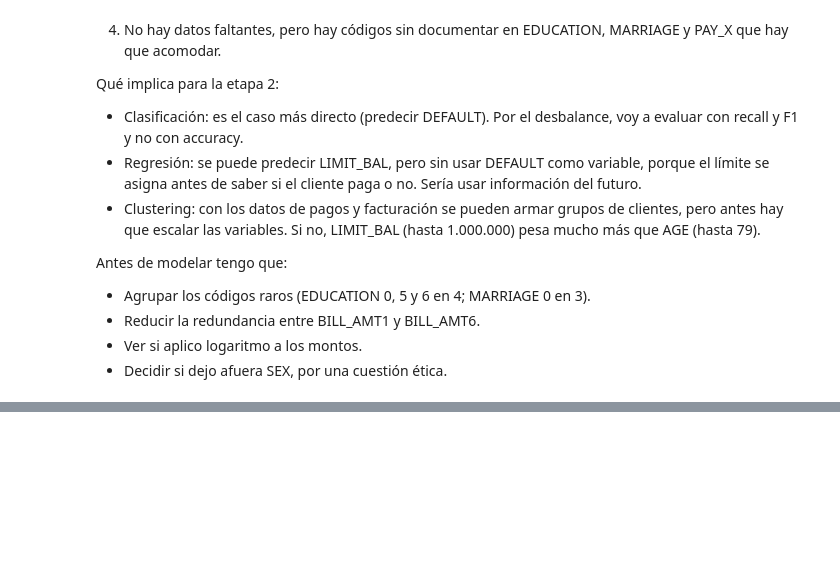
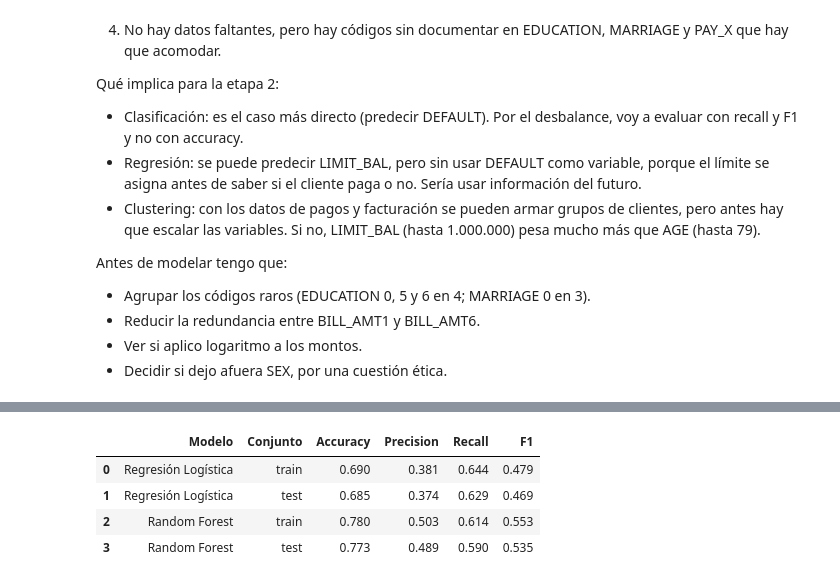
Before and after one commit to Alvacampos/Alvacampos, a Jupyter notebook: EDA_default_tarjetas.ipynb, the cells around one changed output, grey strips where cells are left out. Cells and saved outputs as stored; diff of their text form; code cells hidden in the pictures; blank space fills up the shorter version.

```diff
--- a/EDA_default_tarjetas.ipynb
+++ b/EDA_default_tarjetas.ipynb
@@ -308,0 +331,9 @@ Antes de modelar tengo que:
+# %%
+# Selección: SEX por criterio ético; BILL_AMT2-6 por redundancia con BILL_AMT1
+datos = datos.drop(columns=['SEX', 'BILL_AMT2', 'BILL_AMT3', 'BILL_AMT4', 'BILL_AMT5', 'BILL_AMT6'])
+
+# One-hot encoding de las categóricas sin orden
+datos = pd.get_dummies(datos, columns=['EDUCATION', 'MARRIAGE'], drop_first=True, dtype=int)
+
+print(datos.shape)
+datos.columns.tolist()
@@ -308,0 +510,23 @@ Antes de modelar tengo que:
+# %%
+from sklearn.metrics import (accuracy_score, precision_score, recall_score,
+                             f1_score, ConfusionMatrixDisplay)
+
+modelos = {'Regresión Logística': lr, 'Random Forest': rf}
+filas = []
+for nombre, m in modelos.items():
+    for conjunto, Xs, ys in [('train', X_train, y_train), ('test', X_test, y_test)]:
+        pred = m.predict(Xs)
+        filas.append({'Modelo': nombre, 'Conjunto': conjunto,
+                      'Accuracy': accuracy_score(ys, pred),
+                      'Precision': precision_score(ys, pred),
+                      'Recall': recall_score(ys, pred),
+                      'F1': f1_score(ys, pred)})
+
+metricas = pd.DataFrame(filas).round(3)
+metricas
+# %% [output]
+|  | Modelo | Conjunto | Accuracy | Precision | Recall | F1 |
+| 0 | Regresión Logística | train | 0.690 | 0.381 | 0.644 | 0.479 |
+| 1 | Regresión Logística | test | 0.685 | 0.374 | 0.629 | 0.469 |
+| 2 | Random Forest | train | 0.780 | 0.503 | 0.614 | 0.553 |
+| 3 | Random Forest | test | 0.773 | 0.489 | 0.590 | 0.535 |
```
Also changed, not shown: parts of 17 cells of this notebook.
